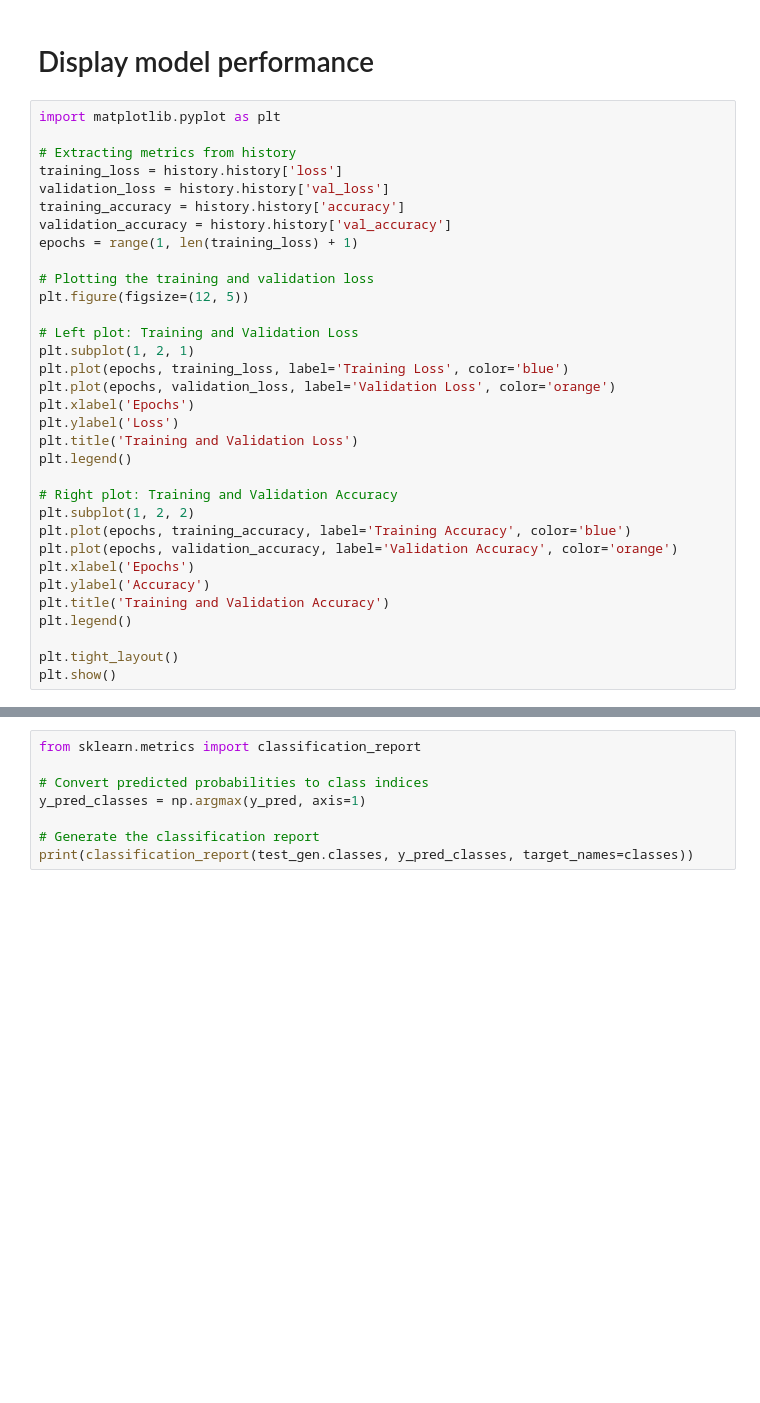
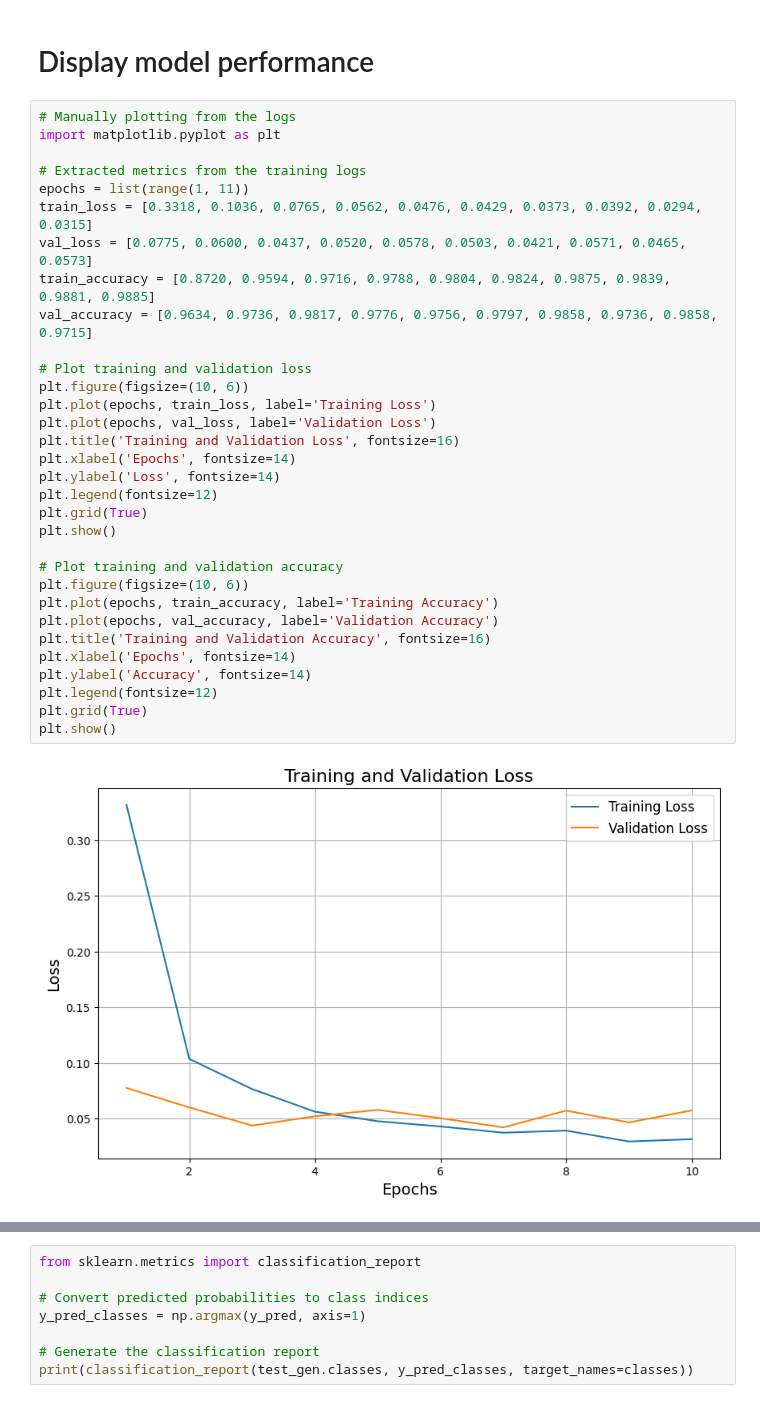
Before and after one commit to zahrabytes/Artificial-Intelligence-Project, a Jupyter notebook: MobileNet.ipynb, the cells around one changed output, grey strips where cells are left out. Cells and saved outputs as stored; diff of their text form; blank space fills up the shorter version.

Commit message:
graph for mobilenet

```diff
--- a/MobileNet.ipynb
+++ b/MobileNet.ipynb
@@ -221,35 +221,36 @@ weighted avg       0.85      0.81      0.79       624
 # %% [markdown]
 # Display model performance
 # %%
+# Manually plotting from the logs
 import matplotlib.pyplot as plt
 
-# Extracting metrics from history
-training_loss = history.history['loss']
-validation_loss = history.history['val_loss']
-training_accuracy = history.history['accuracy']
-validation_accuracy = history.history['val_accuracy']
-epochs = range(1, len(training_loss) + 1)
+# Extracted metrics from the training logs
+epochs = list(range(1, 11))
+train_loss = [0.3318, 0.1036, 0.0765, 0.0562, 0.0476, 0.0429, 0.0373, 0.0392, 0.0294, 0.0315]
+val_loss = [0.0775, 0.0600, 0.0437, 0.0520, 0.0578, 0.0503, 0.0421, 0.0571, 0.0465, 0.0573]
+train_accuracy = [0.8720, 0.9594, 0.9716, 0.9788, 0.9804, 0.9824, 0.9875, 0.9839, 0.9881, 0.9885]
+val_accuracy = [0.9634, 0.9736, 0.9817, 0.9776, 0.9756, 0.9797, 0.9858, 0.9736, 0.9858, 0.9715]
 
-# Plotting the training and validation loss
-plt.figure(figsize=(12, 5))
+# Plot training and validation loss
+plt.figure(figsize=(10, 6))
+plt.plot(epochs, train_loss, label='Training Loss')
+plt.plot(epochs, val_loss, label='Validation Loss')
+plt.title('Training and Validation Loss', fontsize=16)
+plt.xlabel('Epochs', fontsize=14)
+plt.ylabel('Loss', fontsize=14)
+plt.legend(fontsize=12)
+plt.grid(True)
+plt.show()
 
-# Left plot: Training and Validation Loss
-plt.subplot(1, 2, 1)
-plt.plot(epochs, training_loss, label='Training Loss', color='blue')
-plt.plot(epochs, validation_loss, label='Validation Loss', color='orange')
-plt.xlabel('Epochs')
-plt.ylabel('Loss')
-plt.title('Training and Validation Loss')
-plt.legend()
-
-# Right plot: Training and Validation Accuracy
-plt.subplot(1, 2, 2)
-plt.plot(epochs, training_accuracy, label='Training Accuracy', color='blue')
-plt.plot(epochs, validation_accuracy, label='Validation Accuracy', color='orange')
-plt.xlabel('Epochs')
-plt.ylabel('Accuracy')
-plt.title('Training and Validation Accuracy')
-plt.legend()
-
-plt.tight_layout()
+# Plot training and validation accuracy
+plt.figure(figsize=(10, 6))
+plt.plot(epochs, train_accuracy, label='Training Accuracy')
+plt.plot(epochs, val_accuracy, label='Validation Accuracy')
+plt.title('Training and Validation Accuracy', fontsize=16)
+plt.xlabel('Epochs', fontsize=14)
+plt.ylabel('Accuracy', fontsize=14)
+plt.legend(fontsize=12)
+plt.grid(True)
 plt.show()
+# %% [output]
+[figure, added]
```
Also changed, not shown: parts of 1 cell of this notebook.
